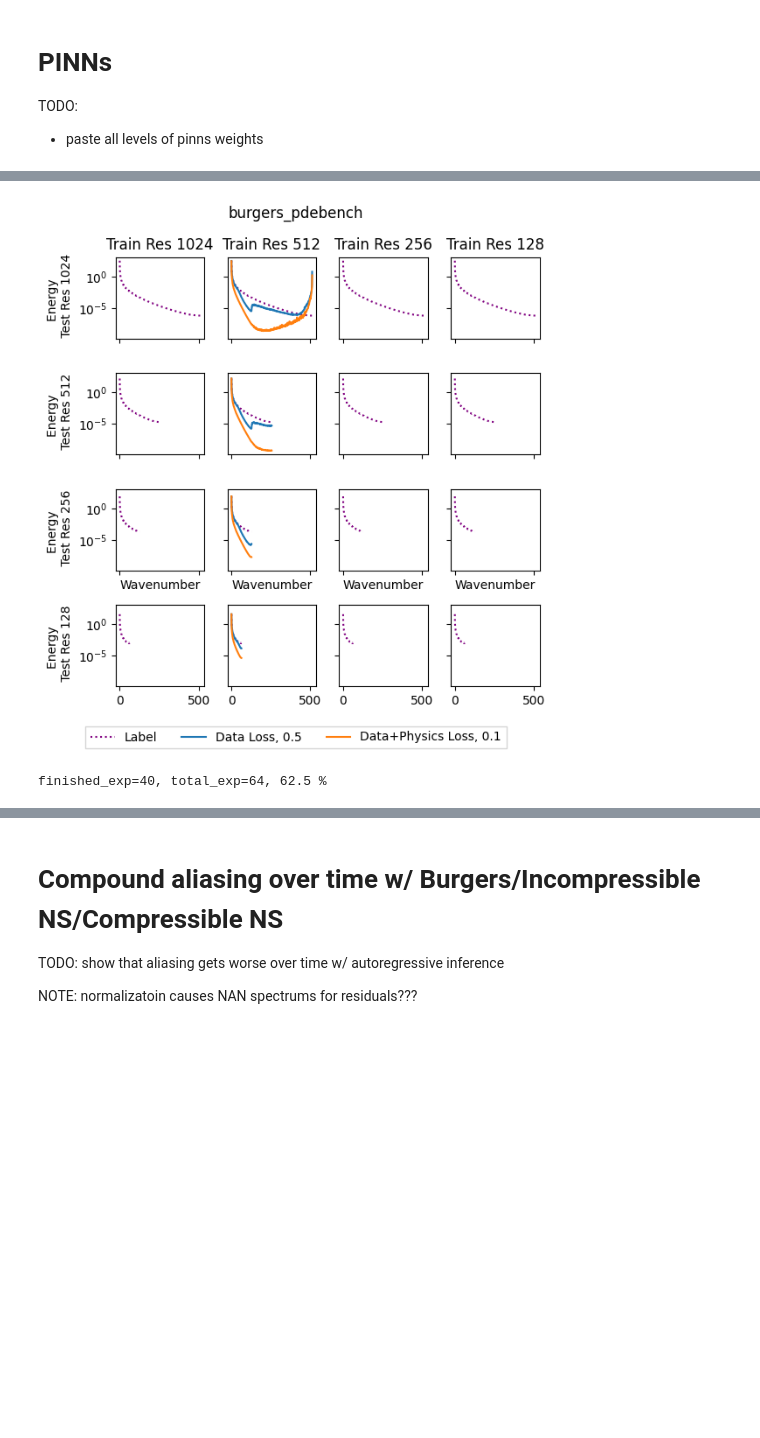
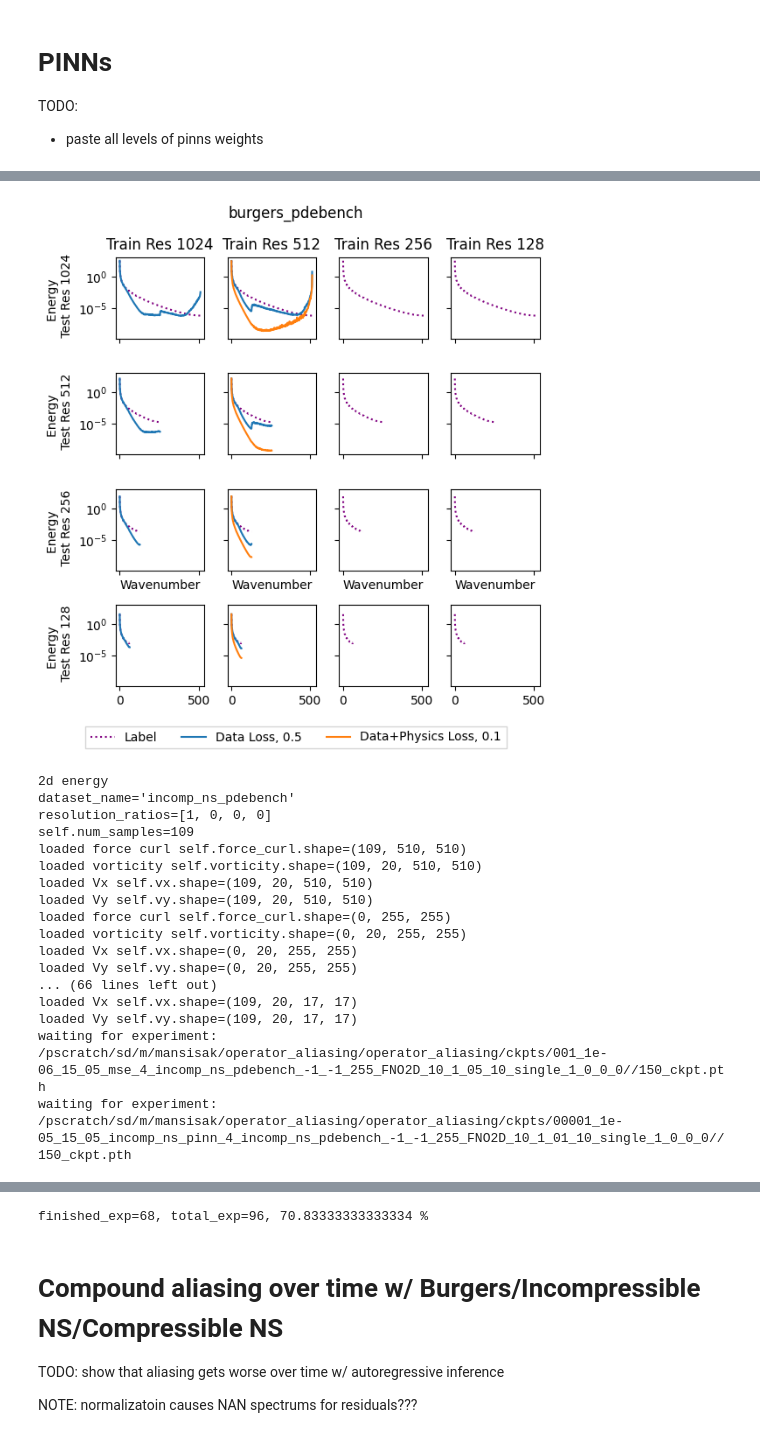
Before and after one commit to msakarvadia/operator_aliasing, a Jupyter notebook: notebooks/figures.ipynb, the cells around one changed output, grey strips where cells are left out. Saved outputs shown, nothing was run; the diff lists cells and outputs as text; code cells hidden in the pictures; blank space fills up the shorter version.

```diff
--- a/notebooks/figures.ipynb
+++ b/notebooks/figures.ipynb
@@ -36,6 +36,7 @@ def str_from_res(resolutions=[0, 1, 0, 0]):
     resolutions = resolutions.replace(']', '')
     resolutions = resolutions.replace(' ', '')
     resolutions = resolutions.replace(',', '_')
+    resolutions = resolutions.replace('.', '')
     return resolutions
 
 # dataset params
@@ -687,7 +688,7 @@ finished_exp = 0
 for dataset_name in [
     'darcy_pdebench',
     'burgers_pdebench',
-    #'incomp_ns_pdebench',
+    'incomp_ns_pdebench',
 ]:
     if 'burgers' in dataset_name:
         print('1d energy')
@@ -821,7 +822,7 @@ for dataset_name in [
                         if not os.path.exists(ckpt_file):
                             print('waiting for experiment: ', ckpt_file)
                             continue
-                        print("FINISHED: ", ckpt_file)
+                        # print("FINISHED: ", ckpt_file)
                         finished_exp += 1
                         ckpt_dict = torch.load(
                             ckpt_file,
@@ -905,6 +899,22 @@ waiting for experiment:  /pscratch/sd/m/mansisak/operator_aliasing/operator_alia
 waiting for experiment:  /pscratch/sd/m/mansisak/operator_aliasing/operator_aliasing/ckpts/0001_1e-05_15_05_mse_64_burgers_pdebench_-1_-1_128_FNO1D_10_1_05_10_single_0_0_1_0//150_ckpt.pth
 waiting for experiment:  /pscratch/sd/m/mansisak/operator_aliasing/operator_aliasing/ckpts/0001_1e-05_15_05_burgers_pinn_64_burgers_pdebench_-1_-1_128_FNO1D_10_1_01_10_single_0_0_1_0//150_ckpt.pth
 waiting for experiment:  /pscratch/sd/m/mansisak/operator_aliasing/operator_aliasing/ckpts/0001_1e-05_15_05_mse_64_burgers_pdebench_-1_-1_64_FNO1D_10_1_05_10_single_0_0_0_1//150_ckpt.pth
 waiting for experiment:  /pscratch/sd/m/mansisak/operator_aliasing/operator_aliasing/ckpts/0001_1e-05_15_05_burgers_pinn_64_burgers_pdebench_-1_-1_64_FNO1D_10_1_01_10_single_0_0_0_1//150_ckpt.pth
-[figure, old version]
+[figure, new version]
-finished_exp=40, total_exp=64, 62.5 %
+2d energy
+dataset_name='incomp_ns_pdebench'
+resolution_ratios=[1, 0, 0, 0]
+self.num_samples=109
+loaded force curl self.force_curl.shape=(109, 510, 510)
+loaded vorticity self.vorticity.shape=(109, 20, 510, 510)
+loaded Vx self.vx.shape=(109, 20, 510, 510)
+loaded Vy self.vy.shape=(109, 20, 510, 510)
+loaded force curl self.force_curl.shape=(0, 255, 255)
+loaded vorticity self.vorticity.shape=(0, 20, 255, 255)
+loaded Vx self.vx.shape=(0, 20, 255, 255)
+loaded Vy self.vy.shape=(0, 20, 255, 255)
+... (66 lines left out)
+loaded Vx self.vx.shape=(109, 20, 17, 17)
+loaded Vy self.vy.shape=(109, 20, 17, 17)
+waiting for experiment:  /pscratch/sd/m/mansisak/operator_aliasing/operator_aliasing/ckpts/001_1e-06_15_05_mse_4_incomp_ns_pdebench_-1_-1_255_FNO2D_10_1_05_10_single_1_0_0_0//150_ckpt.pth
+waiting for experiment:  /pscratch/sd/m/mansisak/operator_aliasing/operator_aliasing/ckpts/00001_1e-05_15_05_incomp_ns_pinn_4_incomp_ns_pdebench_-1_-1_255_FNO2D_10_1_01_10_single_1_0_0_0//150_ckpt.pth
@@ -911,3 +922,4 @@ finished_exp=40, total_exp=64, 62.5 %
+finished_exp=68, total_exp=96, 70.83333333333334 %
 # %% [markdown]
 # Compound aliasing over time w/ Burgers/Incompressible NS/Compressible NS
 
```
Also changed, not shown: parts of 6 cells of this notebook, 3 other files.
